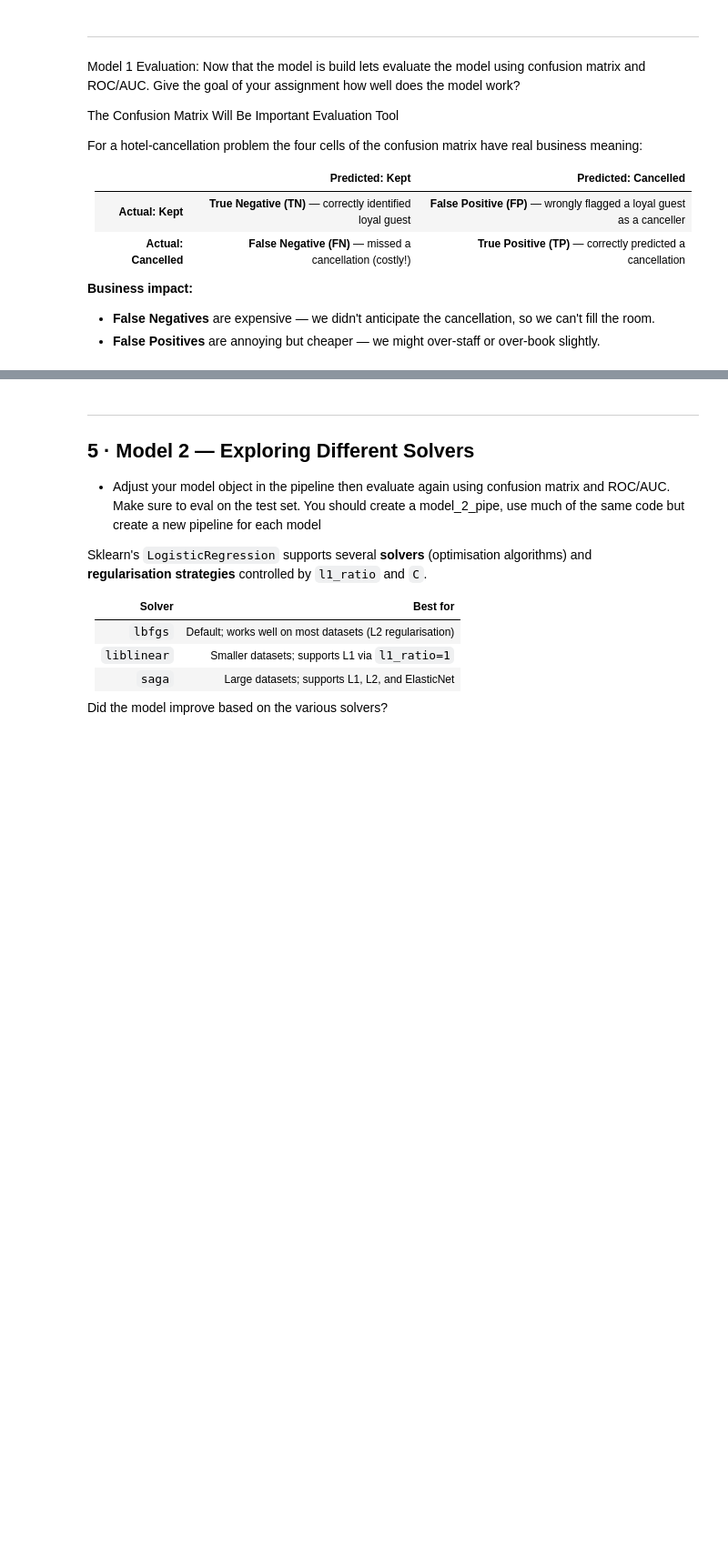
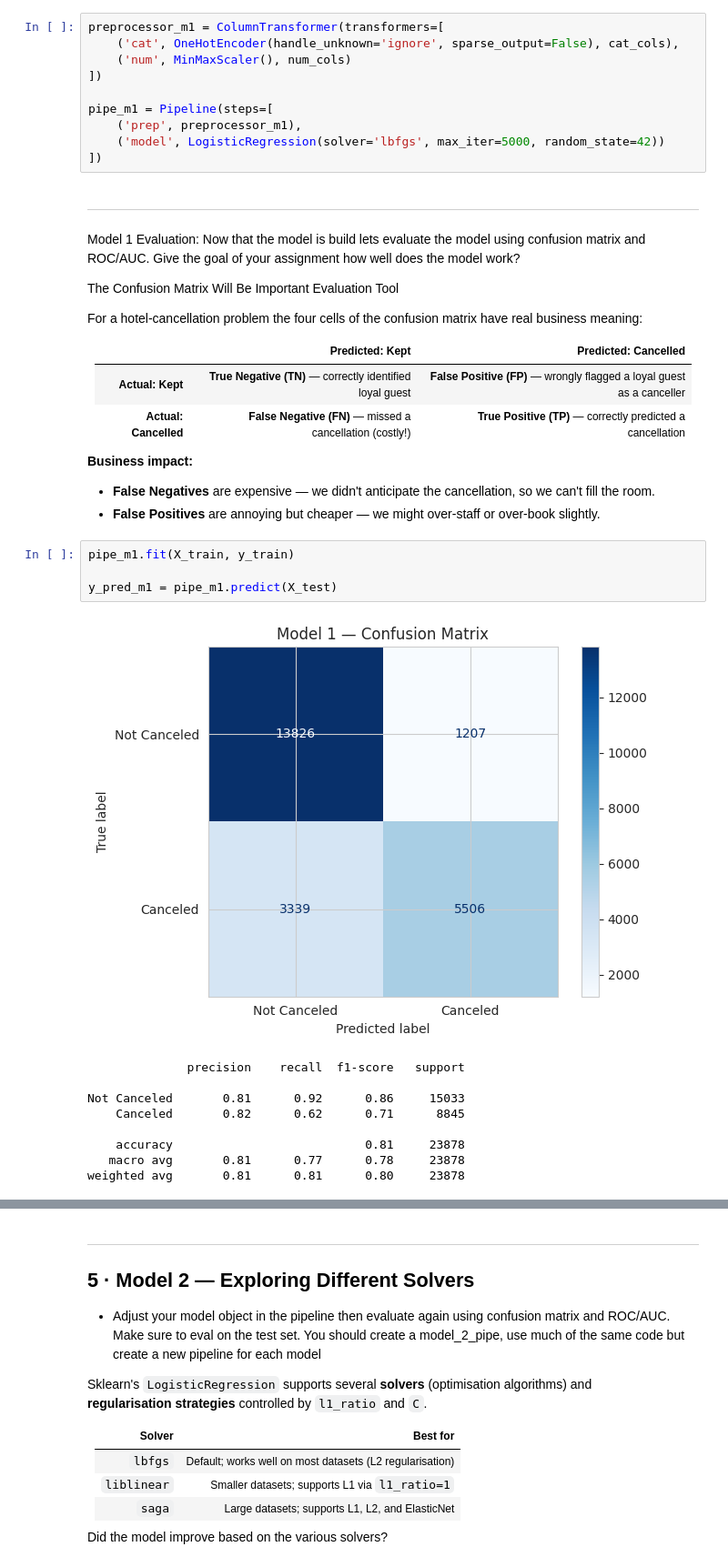
Before and after one commit to aelias5438/week_8, a Jupyter notebook: hotel_cancellation_lab.ipynb, the cells around one changed output, grey strips where cells are left out. Shown at 91% size. Cells and saved outputs as stored; diff of their text form; blank space fills up the shorter version.

```diff
--- a/hotel_cancellation_lab.ipynb
+++ b/hotel_cancellation_lab.ipynb
@@ -243,6 +225,16 @@ X_raw  →  ColumnTransformer  →  LogisticRegression(solver='lbfgs')
 
 
 **`lbfgs`** (Limited-memory Broyden–Fletcher–Goldfarb–Shanno) is sklearn's default solver, like we talked about in class
+# %%
+preprocessor_m1 = ColumnTransformer(transformers=[
+    ('cat', OneHotEncoder(handle_unknown='ignore', sparse_output=False), cat_cols),
+    ('num', MinMaxScaler(), num_cols)
+])
+
+pipe_m1 = Pipeline(steps=[
+    ('prep', preprocessor_m1),
+    ('model', LogisticRegression(solver='lbfgs', max_iter=5000, random_state=42))
+])
 # %% [markdown]
 ---
  Model 1 Evaluation: Now that the model is build lets evaluate the model using confusion matrix and ROC/AUC. Give the goal of your assignment how well does the model work?
@@ -259,3 +251,17 @@ For a hotel-cancellation problem the four cells of the confusion matrix have rea
 **Business impact:**
 - **False Negatives** are expensive — we didn't anticipate the cancellation, so we can't fill the room.
 - **False Positives** are annoying but cheaper — we might over-staff or over-book slightly.
+# %%
+pipe_m1.fit(X_train, y_train)
+
+y_pred_m1 = pipe_m1.predict(X_test)
+# %% [output]
+[figure, added]
+              precision    recall  f1-score   support
+
+Not Canceled       0.81      0.92      0.86     15033
+    Canceled       0.82      0.62      0.71      8845
+
+    accuracy                           0.81     23878
+   macro avg       0.81      0.77      0.78     23878
+weighted avg       0.81      0.81      0.80     23878
```
Also changed, not shown: parts of 3 cells of this notebook, 1 other file.
